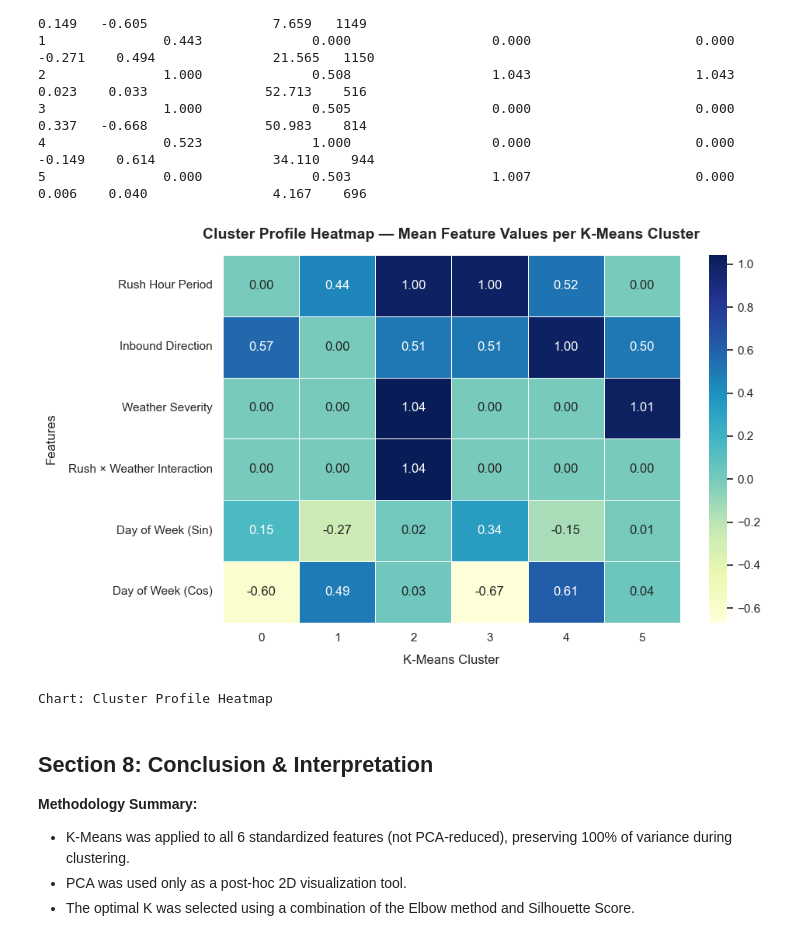
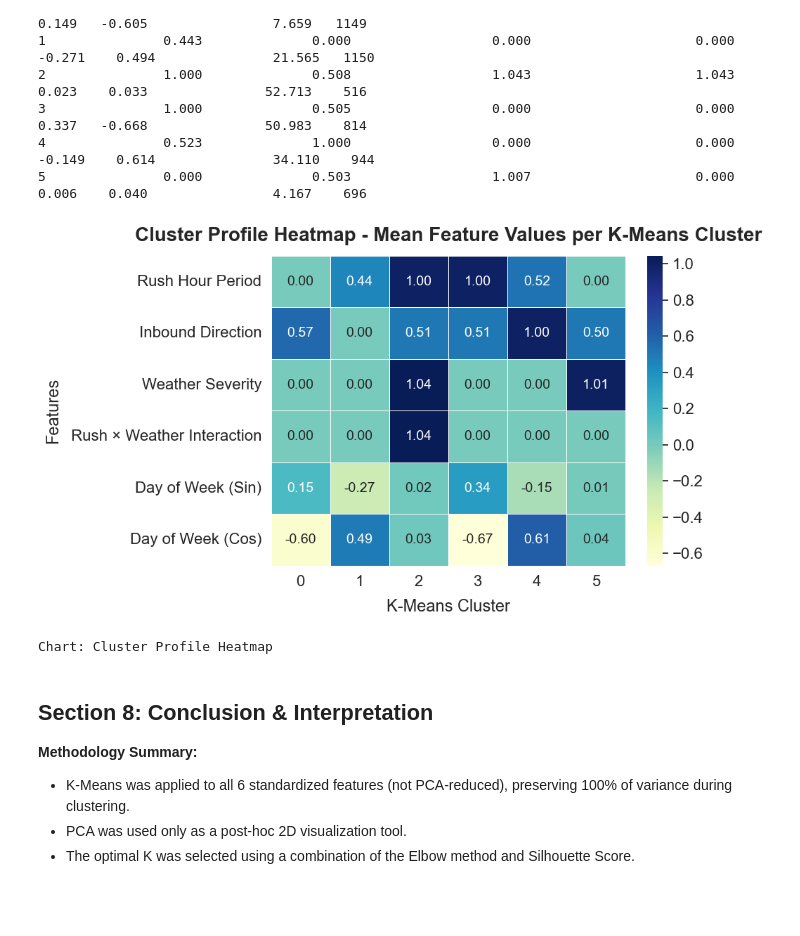
Before and after one commit to EnTeeKiu/FinalDataScience, a Jupyter notebook: Code/Task 3/Unsupervised_Learning.ipynb, the cells around one changed output. Saved outputs shown, nothing was run; the diff lists cells and outputs as text; code cells hidden in the pictures; blank space fills up the shorter version.

```diff
--- a/Code/Task 3/Unsupervised_Learning.ipynb
+++ b/Code/Task 3/Unsupervised_Learning.ipynb
@@ -269,28 +284,30 @@ Cluster
 # %%
 # Cluster Profile Heatmap
 feature_labels = {
     'is_rush_hour': 'Rush Hour Period',
     'direction_inbound': 'Inbound Direction',
     'adverse_weather_score': 'Weather Severity',
     'rush_weather_interaction': 'Rush × Weather Interaction',
     'dow_sin': 'Day of Week (Sin)',
     'dow_cos': 'Day of Week (Cos)'
 }
 
 heatmap_df = cluster_profiles[features].rename(columns=feature_labels).T
 
 plt.figure(figsize=(10, 6))
-sns.heatmap(heatmap_df, annot=True, annot_kws={'size': 16}, cmap='YlGnBu', fmt='.2f', cbar=True, linewidths=0.5)
-plt.title('Cluster Profile Heatmap — Mean Feature Values per K-Means Cluster',
+sns.heatmap(heatmap_df, annot=True, annot_kws={'size': 14}, cmap='YlGnBu', fmt='.2f', cbar=True, linewidths=0.5)
+plt.title('Cluster Profile Heatmap - Mean Feature Values per K-Means Cluster',
           fontsize=20, fontweight='bold', pad=15)
-plt.xlabel('K-Means Cluster', fontsize=20, labelpad=10)
-plt.ylabel('Features', fontsize=20, labelpad=10)
-plt.yticks(rotation=0)
+plt.xlabel('K-Means Cluster', fontsize=17, labelpad=10)
+plt.ylabel('Features', fontsize=17, labelpad=10)
+plt.xticks(fontsize=16)
+plt.yticks(fontsize=16, rotation=0)
 plt.tight_layout()
+plt.savefig('11_cluster_profile_heatmap.png', dpi=300)
 plt.show()
 print('Chart: Cluster Profile Heatmap')
 # %% [output]
-[figure, old version]
+[figure, new version]
 Chart: Cluster Profile Heatmap
 # %% [markdown]
 ## Section 8: Conclusion & Interpretation
```
Also changed, not shown: parts of 2 cells of this notebook, 1 other file.
